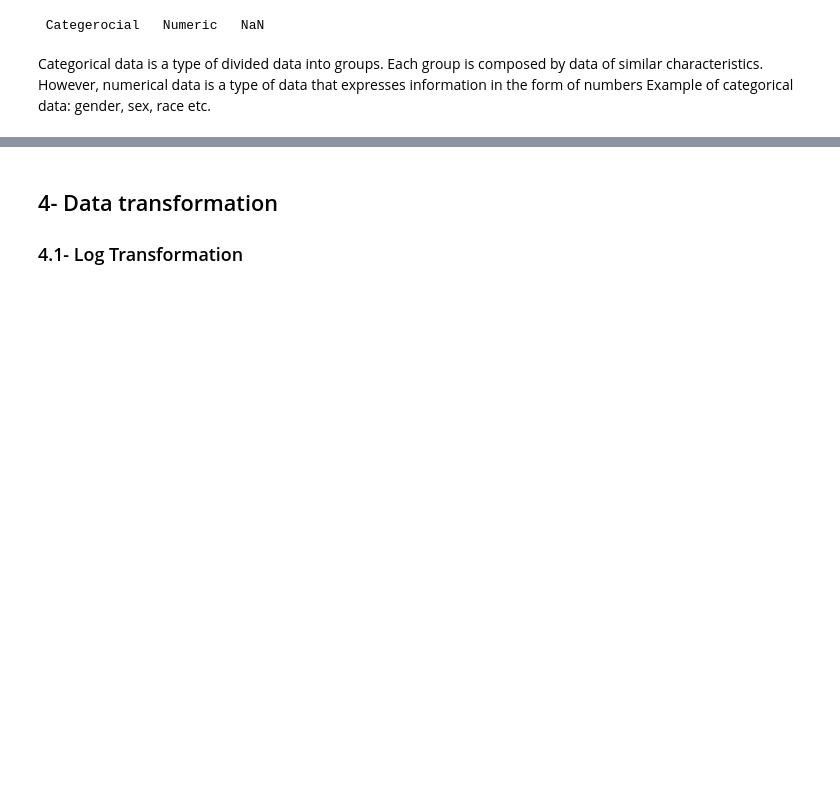
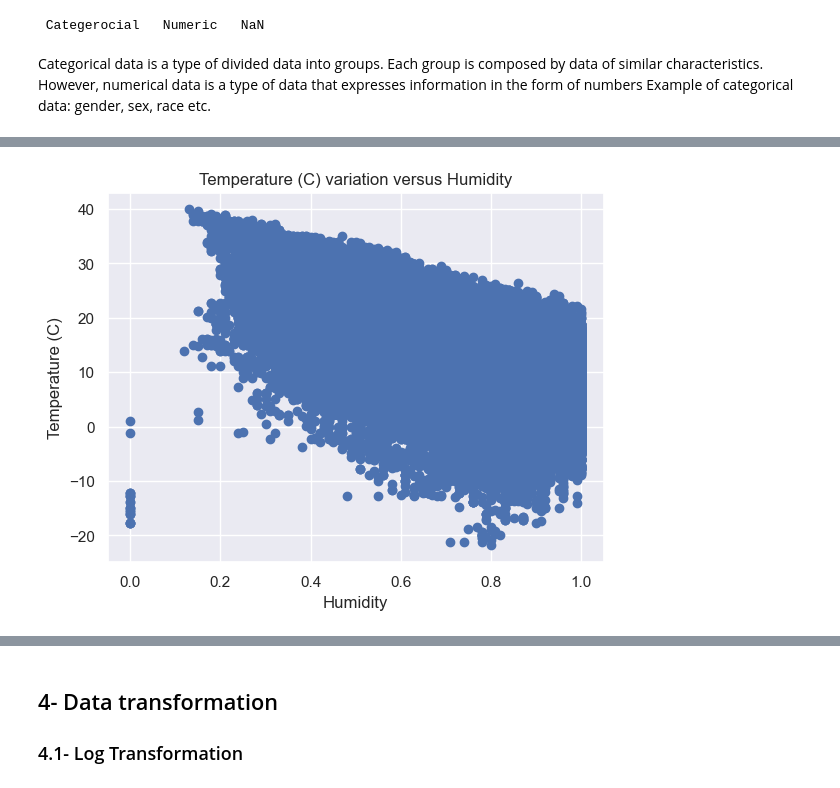
Before and after one commit to BaddyMAK/Data_cleaning_and_transformation, a Jupyter notebook: data_cleaning_and_transformation.ipynb, the cells around one changed output, grey strips where cells are left out. Cells and saved outputs as stored; diff of their text form; code cells hidden in the pictures; blank space fills up the shorter version.

```diff
--- a/data_cleaning_and_transformation.ipynb
+++ b/data_cleaning_and_transformation.ipynb
@@ -474,0 +526,9 @@ It is important to understand reasons and causes behind the existence of outlier
+# %%
+plt.figure()
+plt.scatter(df3['Humidity'], df3['Temperature (C)'] )
+plt.title('Temperature (C) variation versus Humidity')
+plt.xlabel('Humidity')
+plt.ylabel('Temperature (C)')
+plt.show()
+# %% [output]
+[figure, added]
```
Also changed, not shown: parts of 23 cells of this notebook.
